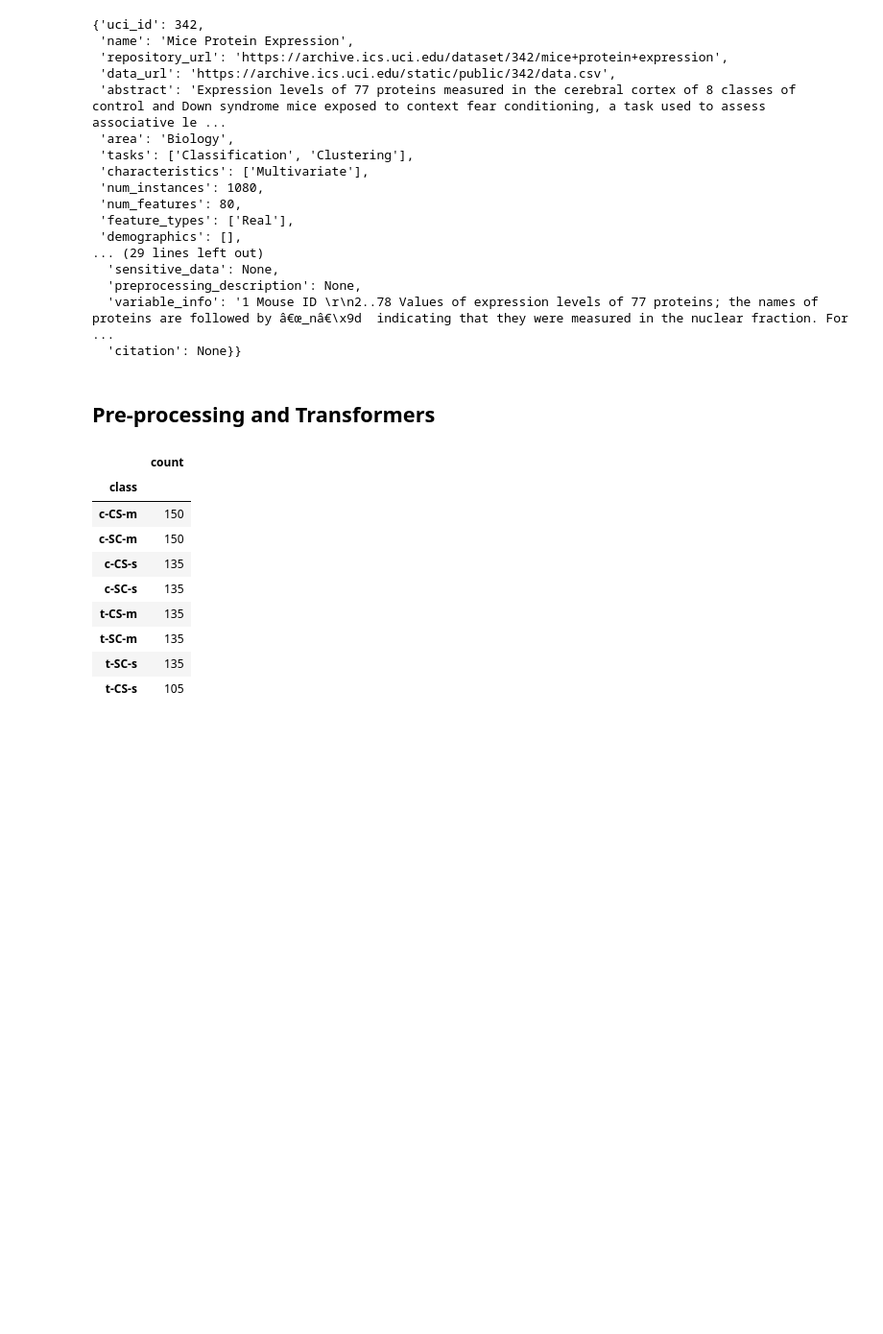
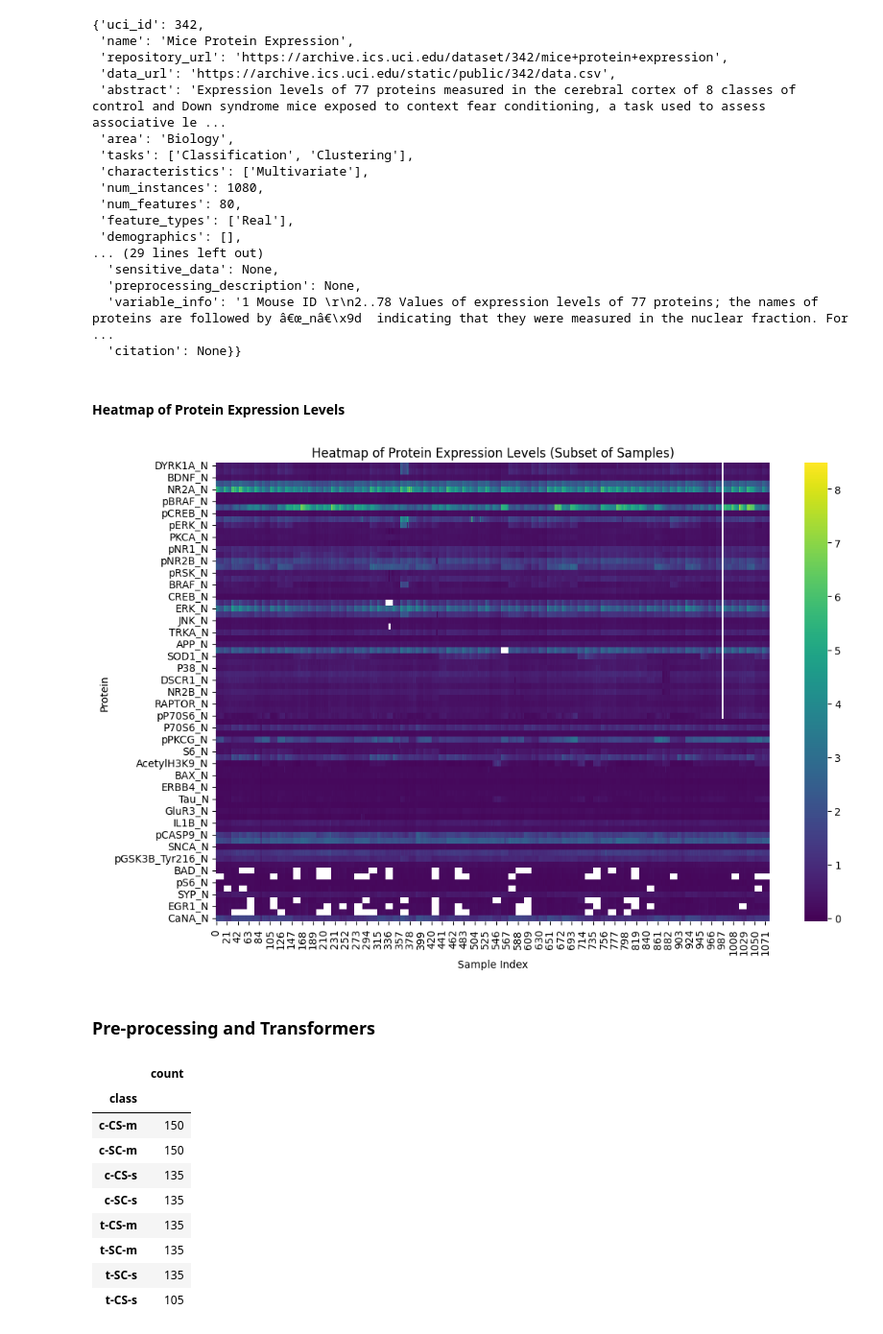
Before and after one commit to gusjoa/ML_medbioinfo, a Jupyter notebook: ML_medbioinfo.ipynb, the cells around one changed output. Shown: that part at 96% size. Cells and saved outputs as stored; diff of their text form; code cells hidden in the pictures; blank space fills up the shorter version.

Commit message:
Structure add some exploratory plots

```diff
--- a/ML_medbioinfo.ipynb
+++ b/ML_medbioinfo.ipynb
@@ -91,8 +91,31 @@ display(mice_protein_expression.metadata)
   'preprocessing_description': None,
   'variable_info': '1 Mouse ID \r\n2..78 Values of expression levels of 77 proteins; the names of proteins are followed by â€œ_nâ€\x9d  indicating that they were measured in the nuclear fraction. For  ...
   'citation': None}}
+# %% [markdown]
+#### Heatmap of Protein Expression Levels
+# %%
+import matplotlib.pyplot as plt
+import seaborn as sns
+
+# Select a subset of the data for the heatmap to make it more readable
+# For example, let's take the first 50 samples and a selection of protein columns
+
+# Get all numerical column names
+numerical_cols = X.select_dtypes(include='number').columns.tolist()
+
+# Select a subset of samples and all numerical columns
+X_subset = X.head(2000)[numerical_cols]
+
+plt.figure(figsize=(12, 8))
+sns.heatmap(X_subset.T, cmap='viridis') # Transpose X_subset to have proteins on the y-axis and samples on the x-axis
+plt.title('Heatmap of Protein Expression Levels (Subset of Samples)')
+plt.xlabel('Sample Index')
+plt.ylabel('Protein')
+plt.show()
+# %% [output]
+[figure, added]
 # %% [markdown]
-## Pre-processing and Transformers
+### Pre-processing and Transformers
 # %%
 # Check class distribution
 y.value_counts()
```
Also changed, not shown: parts of 31 cells of this notebook.
